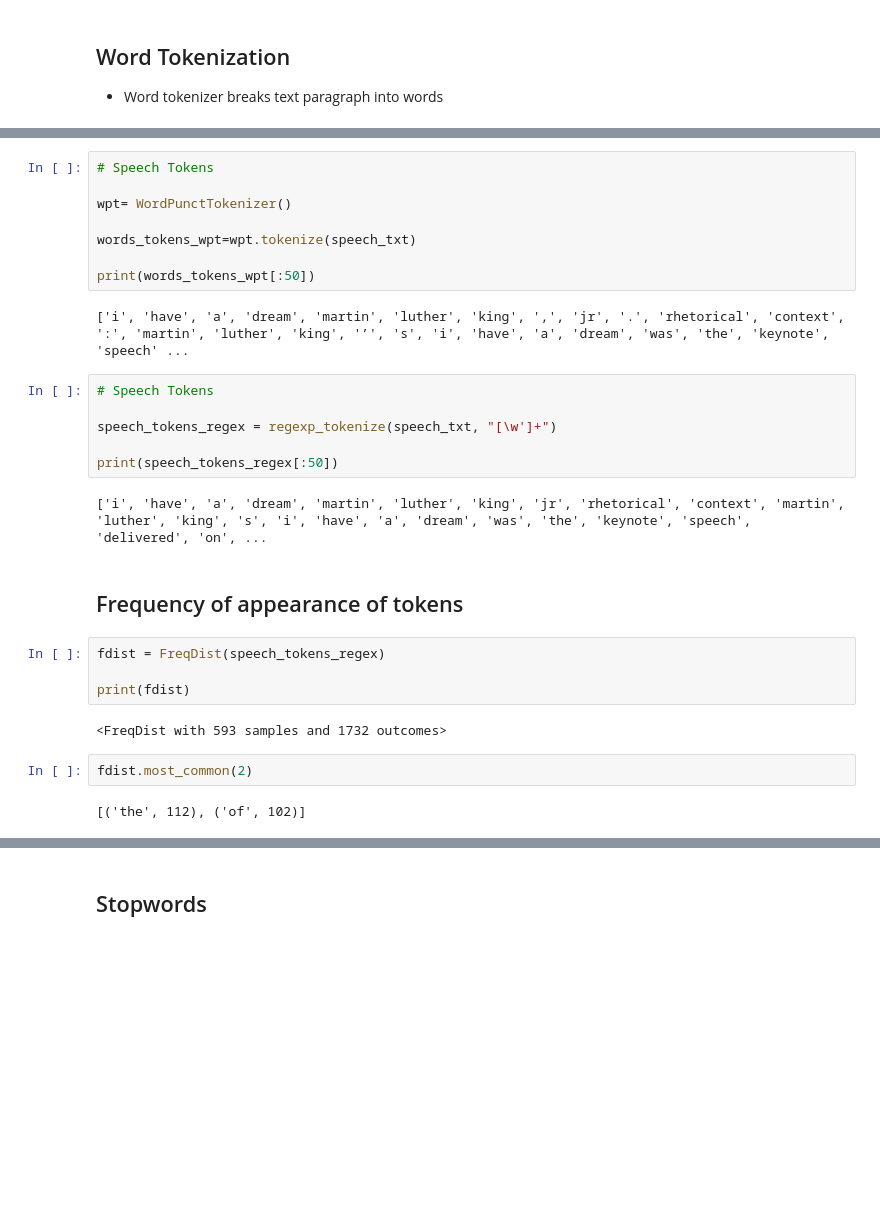
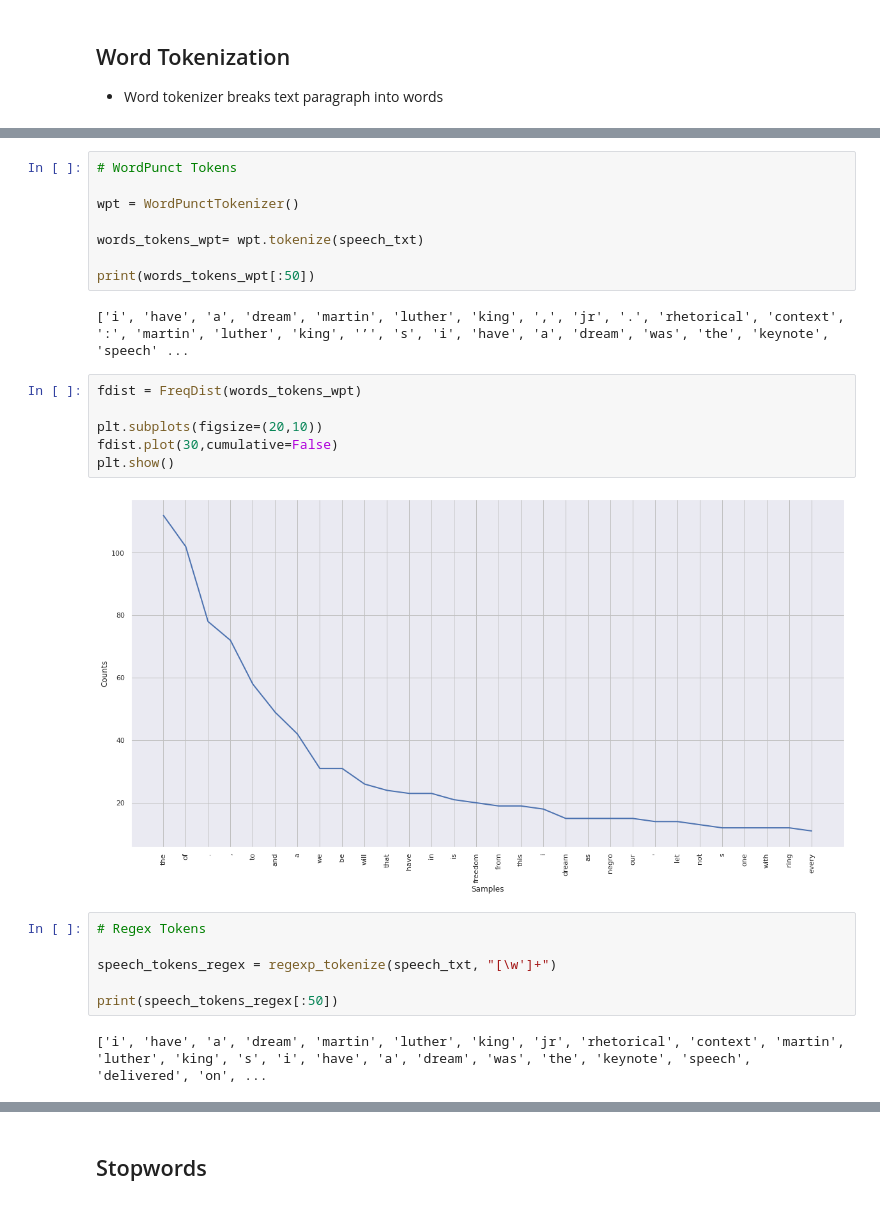
Before and after one commit to jesussantana/Advanced-Machine-Learning, a Jupyter notebook: notebooks/S16_T01_Advanced_Machine_Learning.ipynb, the cells around one changed output, grey strips where cells are left out. Drawn from its saved outputs; the diff is of its cells as text; blank space fills up the shorter version.

```diff
--- a/notebooks/S16_T01_Advanced_Machine_Learning.ipynb
+++ b/notebooks/S16_T01_Advanced_Machine_Learning.ipynb
@@ -1046,31 +1002,27 @@ print(words_tokens[:50])
 # %%
-# Speech Tokens
+# WordPunct Tokens
 
-wpt= WordPunctTokenizer()
+wpt = WordPunctTokenizer()
 
-words_tokens_wpt=wpt.tokenize(speech_txt)
+words_tokens_wpt= wpt.tokenize(speech_txt)
 
 print(words_tokens_wpt[:50])
 # %% [output]
 ['i', 'have', 'a', 'dream', 'martin', 'luther', 'king', ',', 'jr', '.', 'rhetorical', 'context', ':', 'martin', 'luther', 'king', '’', 's', 'i', 'have', 'a', 'dream', 'was', 'the', 'keynote', 'speech' ...
+# %%
+fdist = FreqDist(words_tokens_wpt)
+
+plt.subplots(figsize=(20,10))
+fdist.plot(30,cumulative=False)
+plt.show()
+# %% [output]
+[figure, added]
 # %%
-# Speech Tokens
+# Regex Tokens
 
 speech_tokens_regex = regexp_tokenize(speech_txt, "[\w']+")
 
 print(speech_tokens_regex[:50])
 # %% [output]
 ['i', 'have', 'a', 'dream', 'martin', 'luther', 'king', 'jr', 'rhetorical', 'context', 'martin', 'luther', 'king', 's', 'i', 'have', 'a', 'dream', 'was', 'the', 'keynote', 'speech', 'delivered', 'on', ...
-# %% [markdown]
-## Frequency of appearance of tokens
-# %%
-fdist = FreqDist(speech_tokens_regex)
-
-print(fdist)
-# %% [output]
-<FreqDist with 593 samples and 1732 outcomes>
-# %%
-fdist.most_common(2)
-# %% [output]
-[('the', 112), ('of', 102)]
 # %%
```
Also changed, not shown: parts of 53 cells of this notebook.
